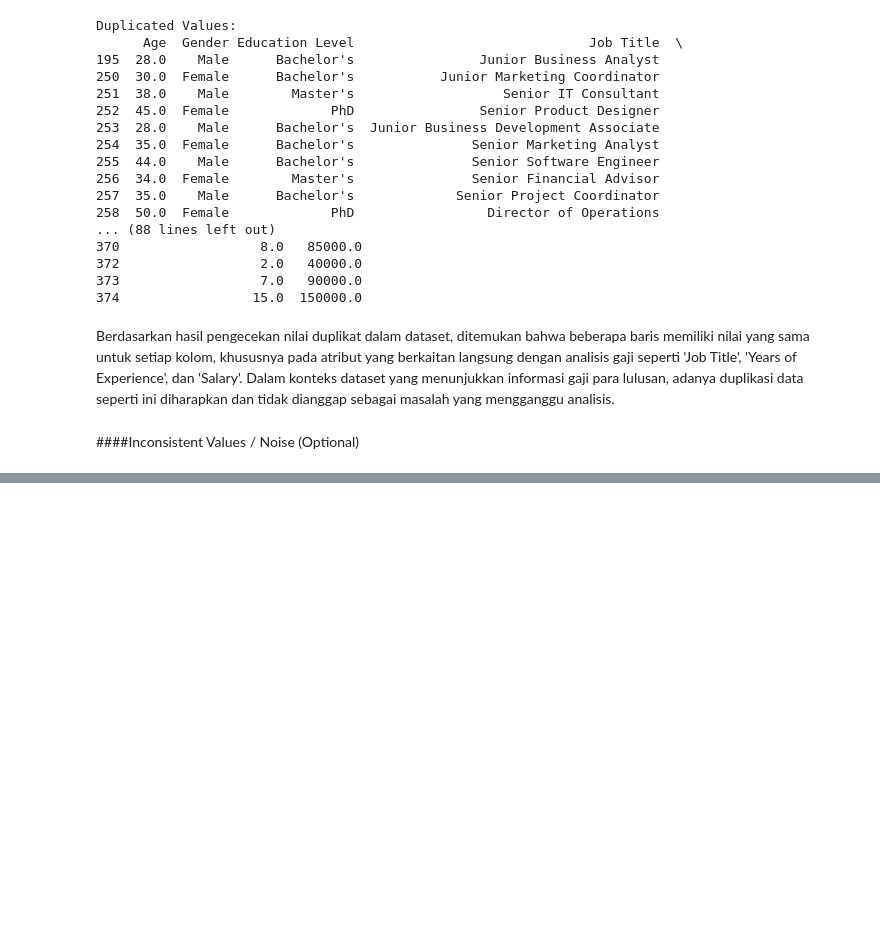
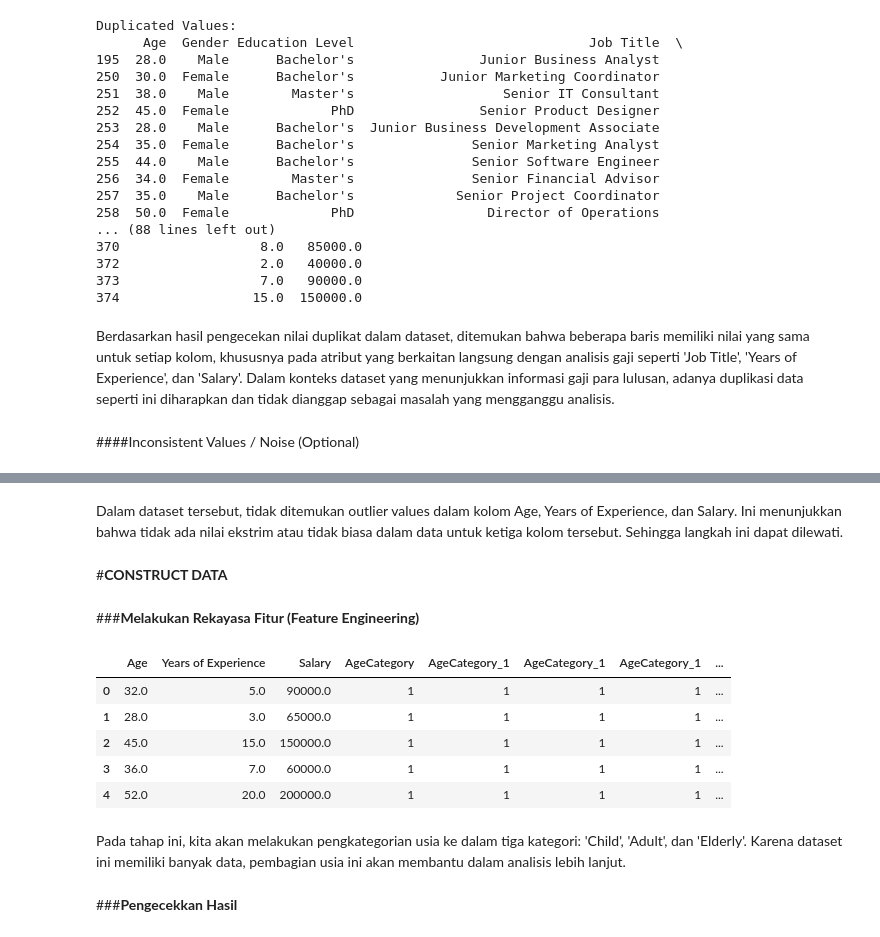
Before and after one commit to Udinkosd/Data-Mining-2024, a Jupyter notebook: Salary_Data.ipynb, the cells around one changed output, grey strips where cells are left out. Drawn from its saved outputs; the diff is of its cells as text; code cells hidden in the pictures; blank space fills up the shorter version.

```diff
--- a/Salary_Data.ipynb
+++ b/Salary_Data.ipynb
@@ -384,0 +408,12 @@ Berdasarkan hasil pengecekan nilai duplikat dalam dataset, ditemukan bahwa beber
+# %%
+mode_education = df['Education Level'].mode()[0]
+df['Education Level'].fillna(mode_education, inplace=True)
+# %%
+mean_age = df['Age'].mean()
+df['Age'].fillna(mean_age, inplace=True)
+
+mean_experience = df['Years of Experience'].mean()
+df['Years of Experience'].fillna(mean_experience, inplace=True)
+
+mean_salary = df['Salary'].mean()
+df['Salary'].fillna(mean_salary, inplace=True)
@@ -384,0 +506,15 @@ Berdasarkan hasil pengecekan nilai duplikat dalam dataset, ditemukan bahwa beber
+# %% [markdown]
+Dalam dataset tersebut, tidak ditemukan outlier values dalam kolom Age, Years of Experience, dan Salary. Ini menunjukkan bahwa tidak ada nilai ekstrim atau tidak biasa dalam data untuk ketiga kolom tersebut. Sehingga langkah ini dapat dilewati.
+# %% [markdown]
+#**CONSTRUCT DATA**
+# %% [markdown]
+###**Melakukan Rekayasa Fitur (Feature Engineering)**
+# %%
+df.head()
+# %% [output]
+|  | Age | Years of Experience | Salary | AgeCategory | AgeCategory_1 | AgeCategory_1 | AgeCategory_1 | ... |
+| 0 | 32.0 | 5.0 | 90000.0 | 1 | 1 | 1 | 1 | ... |
+| 1 | 28.0 | 3.0 | 65000.0 | 1 | 1 | 1 | 1 | ... |
+| 2 | 45.0 | 15.0 | 150000.0 | 1 | 1 | 1 | 1 | ... |
+| 3 | 36.0 | 7.0 | 60000.0 | 1 | 1 | 1 | 1 | ... |
+| 4 | 52.0 | 20.0 | 200000.0 | 1 | 1 | 1 | 1 | ... |
@@ -384,0 +531,4 @@ Berdasarkan hasil pengecekan nilai duplikat dalam dataset, ditemukan bahwa beber
+# %% [markdown]
+Pada tahap ini, kita akan melakukan pengkategorian usia ke dalam tiga kategori: 'Child', 'Adult', dan 'Elderly'. Karena dataset ini memiliki banyak data, pembagian usia ini akan membantu dalam analisis lebih lanjut.
+# %% [markdown]
+###**Pengecekkan Hasil**
```
Also changed, not shown: parts of 47 cells of this notebook.
